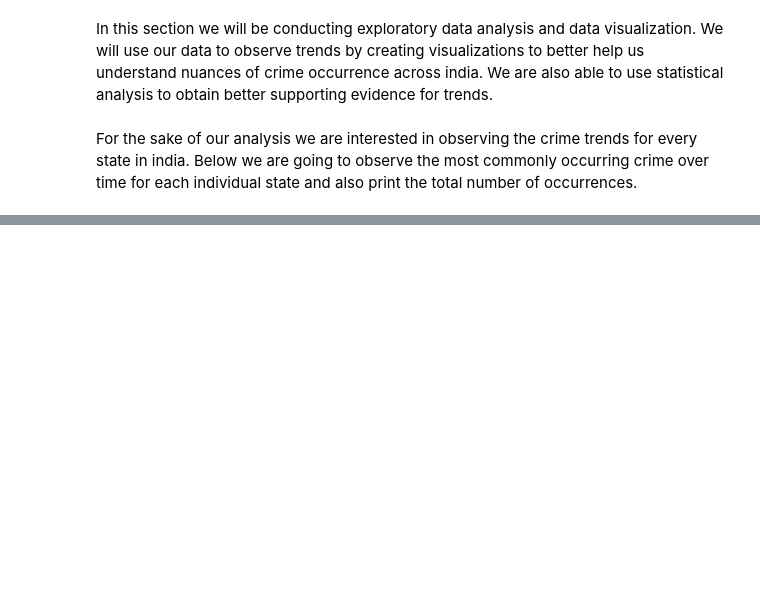
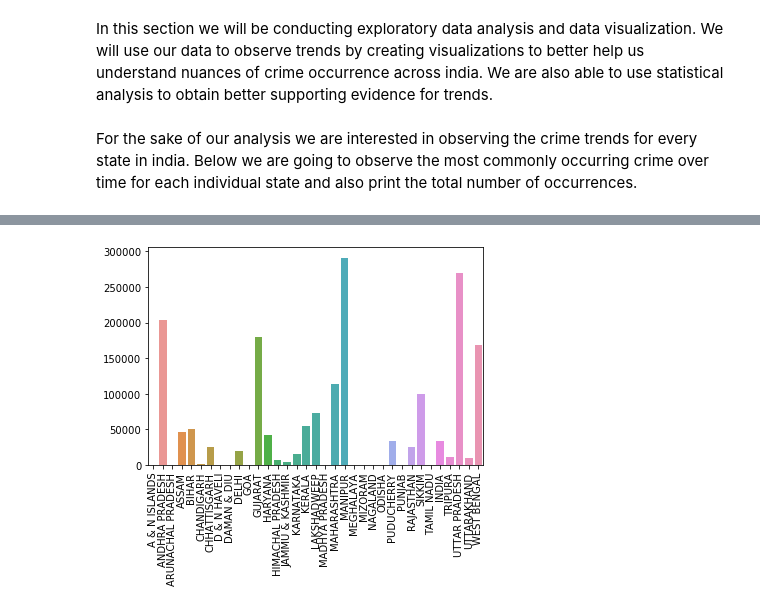
Before and after one commit to nallani21/nallani21.github.io, a Jupyter notebook: FinalProject.ipynb, the cells around one changed output, grey strips where cells are left out. Saved outputs shown, nothing was run; the diff lists cells and outputs as text; code cells hidden in the pictures; blank space fills up the shorter version.

```diff
--- a/FinalProject.ipynb
+++ b/FinalProject.ipynb
@@ -144,0 +240,14 @@ Through we see that Other Crimes Against SCs is the most common accross all of I
+# %%
+x = np.delete(data["State"].unique(), [15, 32, 33])
+y = []
+temp = data.groupby(['State'])['CBHOR'].sum()
+temp = temp.drop(labels=['INDIA', 'TOTAL (STATES)', 'TOTAL (UTs)'])
+
+
+for b in temp:
+    y.append(b)
+
+g = sns.barplot(x=x,y=y)
+g = g.set_xticklabels(x,rotation=90)
+# %% [output]
+[figure, added]
```
Also changed, not shown: parts of 44 cells of this notebook, 2 other files.
